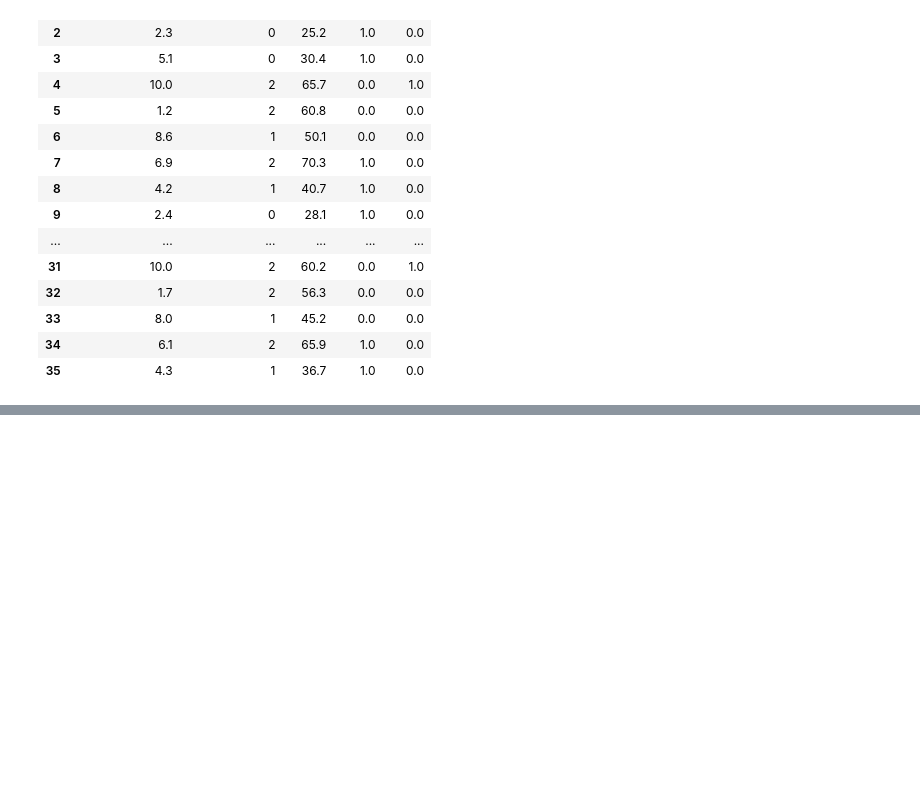
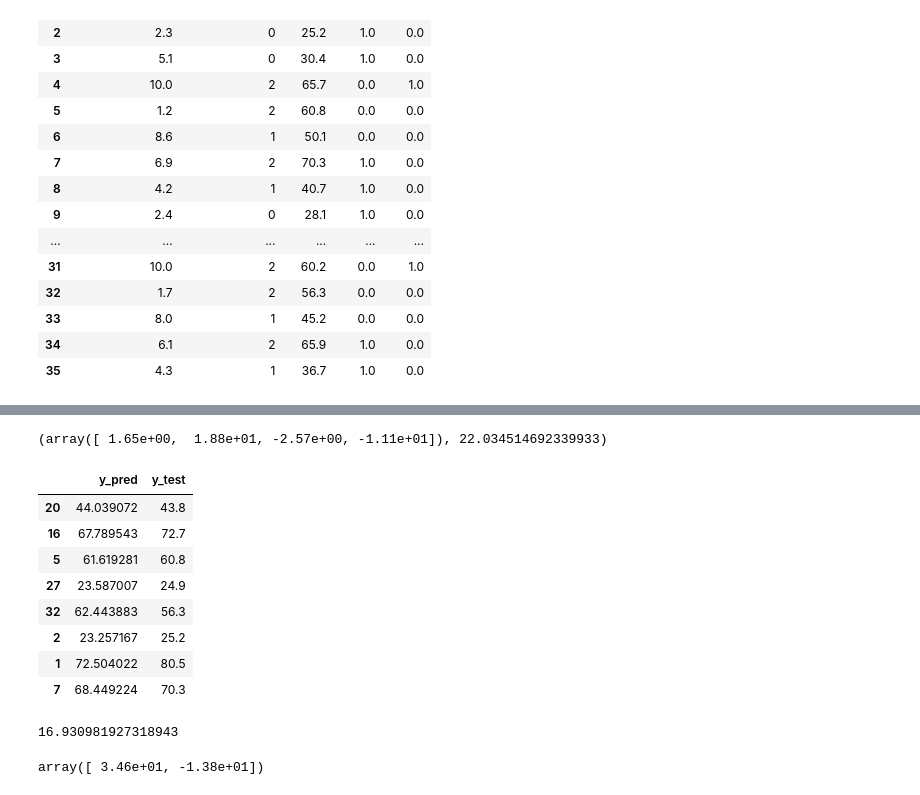
Before and after one commit to taotao257/webcrawler, a Jupyter notebook: MLR.ipynb, the cells around one changed output, grey strips where cells are left out. Cells and saved outputs as stored; diff of their text form; code cells hidden in the pictures; blank space fills up the shorter version.

```diff
--- a/MLR.ipynb
+++ b/MLR.ipynb
@@ -120,0 +153,4 @@ x_test = x_test.to_numpy()
+# %%
+w = np.array([0, 2, 2, 4])
+b = 0
+compute_cost(x_train, y_train, w, b)
@@ -120,0 +203,27 @@ x_test = x_test.to_numpy()
+# %%
+np.set_printoptions(formatter = {'float' : '{: .2e}' .format})
+def gradient_descent(x, y, w_init, b_init, learning_rate, cost_function, gradient_function, run_iter, p_iter = 1000):
+
+    c_hist = []
+    w_hist = []
+    b_hist = []
+
+
+    w = w_init
+    b = b_init
+
+    for i in range(run_iter):
+        w_gradient, b_gradient = gradient_function(x, y, w, b)
+
+        w = w - w_gradient * learning_rate
+        b = b - b_gradient * learning_rate
+        cost = cost_function(x, y, w, b)
+
+        w_hist.append(w)
+        b_hist.append(b)
+        c_hist.append(cost)
+
+        if i % p_iter == 0:
+            print(f"Iteration {i:5} : Cost {cost: .2e}, w : {w}, b : {b: .2e}, w_gradient : {w_gradient}, b_gradient : {b_gradient: .2e}")
+
+    return w, b, w_hist, b_hist, c_hist
@@ -120,0 +248,8 @@ x_test = x_test.to_numpy()
+# %%
+# after feature scaling
+w_init = np.array([1, 2, 2, 4])
+b_init = 0
+learning_rate = 0.01
+run_iter = 10000
+
+w_final, b_final, w_hist, b_hist, c_hist = gradient_descent(x_train, y_train, w_init, b_init, learning_rate, compute_cost, compute_gradient, run_iter)
@@ -120,0 +267,36 @@ x_test = x_test.to_numpy()
+# %%
+w_final, b_final
+# %% [output]
+(array([ 1.65e+00,  1.88e+01, -2.57e+00, -1.11e+01]), 22.034514692339933)
+# %%
+y_pred = (w_final * x_test).sum(axis = 1) + b_final
+pd.DataFrame({
+    "y_pred" : y_pred,
+    "y_test" : y_test
+})
+# %% [output]
+|  | y_pred | y_test |
+| 20 | 44.039072 | 43.8 |
+| 16 | 67.789543 | 72.7 |
+| 5 | 61.619281 | 60.8 |
+| 27 | 23.587007 | 24.9 |
+| 32 | 62.443883 | 56.3 |
+| 2 | 23.257167 | 25.2 |
+| 1 | 72.504022 | 80.5 |
+| 7 | 68.449224 | 70.3 |
+# %%
+compute_cost(x_test, y_test, w_final, b_final)
+# %% [output]
+16.930981927318943
+# %%
+from sklearn.preprocessing import StandardScaler
+# 5.3 碩士以上 城市A
+# 7.2 高中以下 城市B
+scaler = StandardScaler()
+scaler.fit(x_test)
+x_real = np.array([[5.3, 2, 1, 0],[7.2, 0, 0, 1]])
+x_real = scaler.transform(x_real)
+y_real = (w_final * x_real).sum(axis = 1) + b_final
+y_real
+# %% [output]
+array([ 3.46e+01, -1.38e+01])
```
Also changed, not shown: parts of 11 cells of this notebook, 2 other files.
